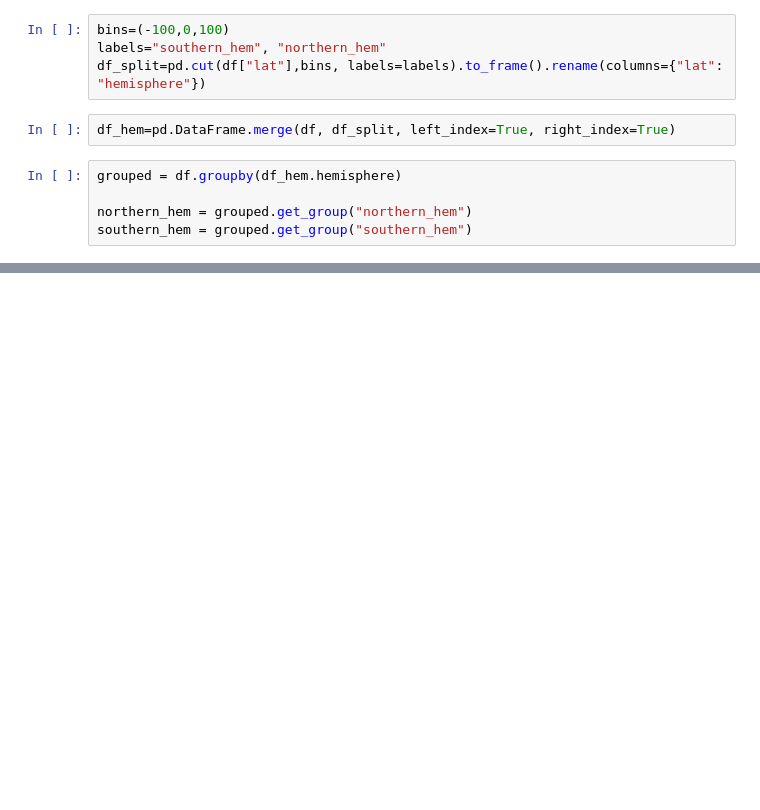
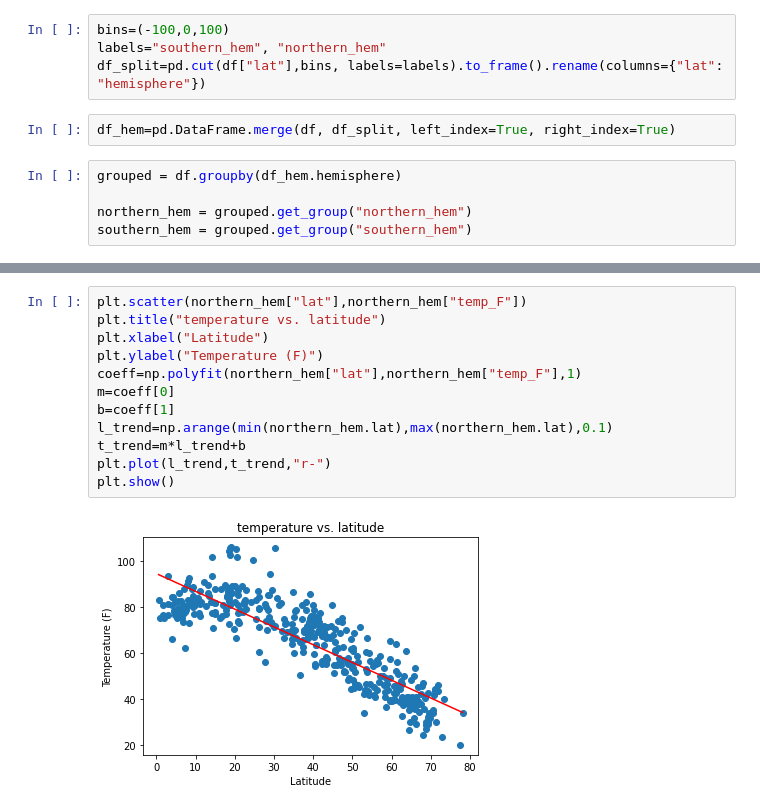
Before and after one commit to rchaynie/python-api-challenge, a Jupyter notebook: WeatherPy/Untitled.ipynb, the cells around one changed output, grey strips where cells are left out. Drawn from its saved outputs; the diff is of its cells as text; blank space fills up the shorter version.

```diff
--- a/WeatherPy/Untitled.ipynb
+++ b/WeatherPy/Untitled.ipynb
@@ -153,0 +163,14 @@ southern_hem = grouped.get_group("southern_hem")
+# %%
+plt.scatter(northern_hem["lat"],northern_hem["temp_F"])
+plt.title("temperature vs. latitude")
+plt.xlabel("Latitude")
+plt.ylabel("Temperature (F)")
+coeff=np.polyfit(northern_hem["lat"],northern_hem["temp_F"],1)
+m=coeff[0]
+b=coeff[1]
+l_trend=np.arange(min(northern_hem.lat),max(northern_hem.lat),0.1)
+t_trend=m*l_trend+b
+plt.plot(l_trend,t_trend,"r-")
+plt.show()
+# %% [output]
+[figure, added]
```
Also changed, not shown: parts of 1 cell of this notebook.
